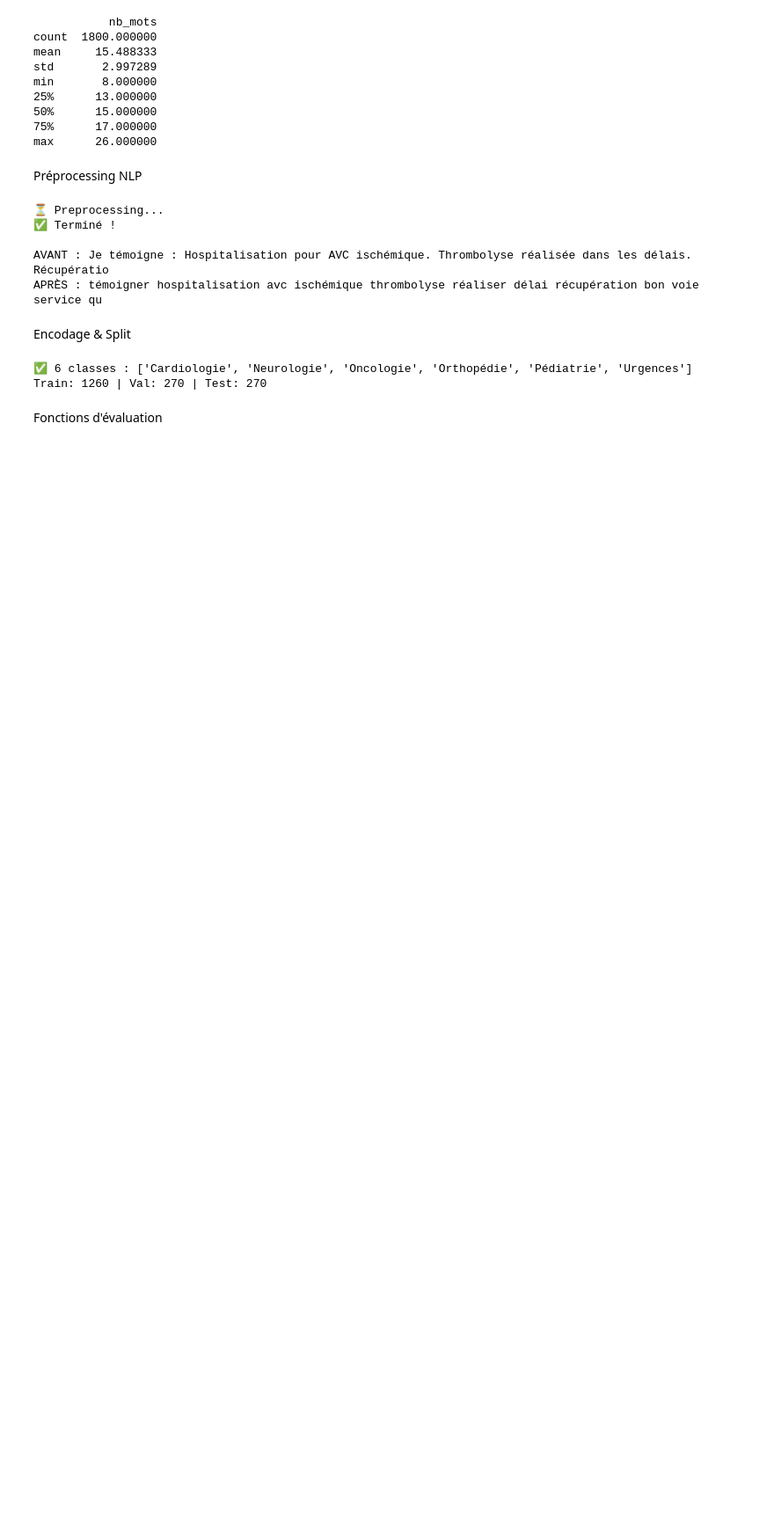
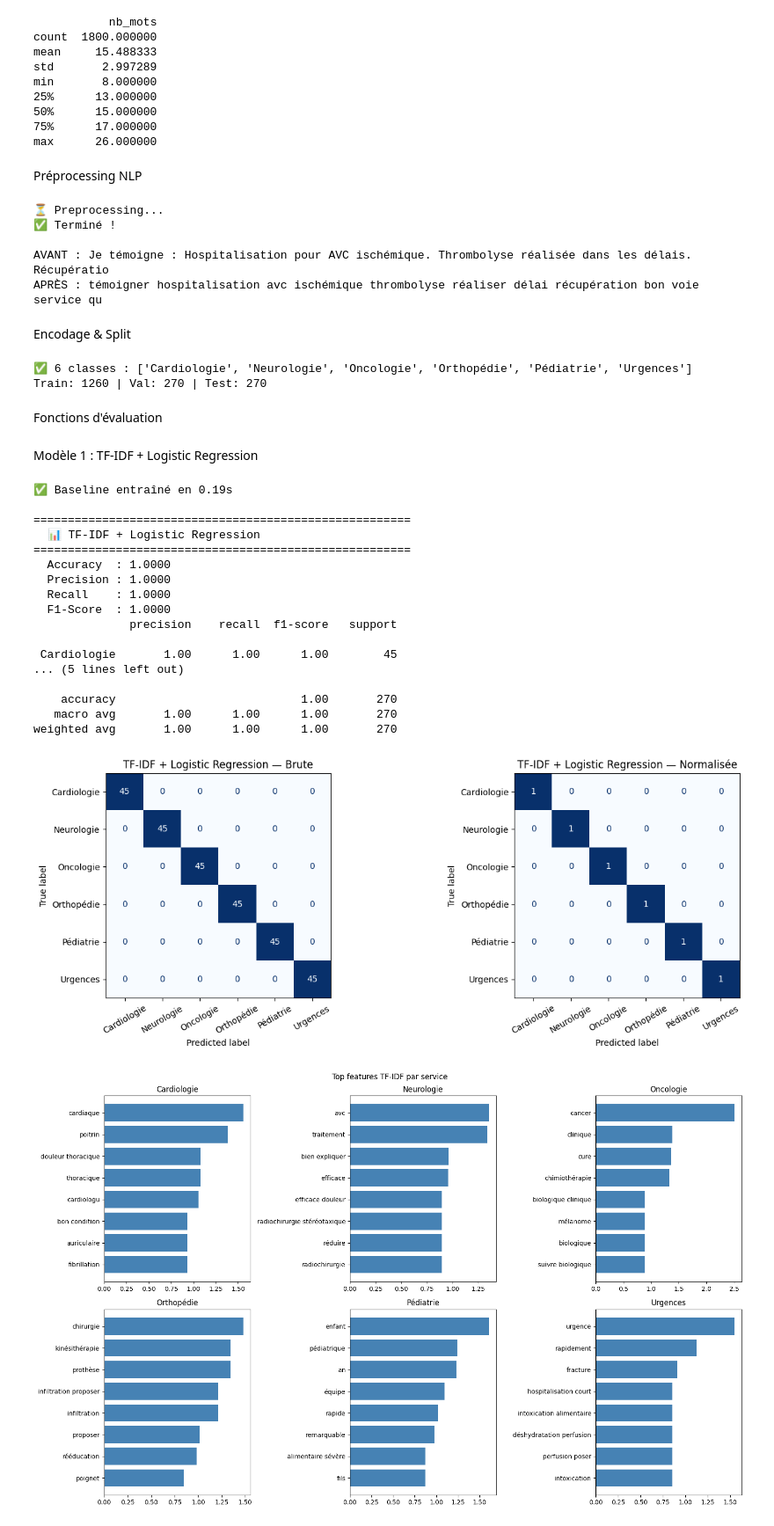
Before and after one commit to lorida0777/Recommendation_services_hospitaliers, a Jupyter notebook: Recommendation_services_hospitaliers.ipynb, the cells around one changed output. Shown at 88% size. Drawn from its saved outputs; the diff is of its cells as text; code cells hidden in the pictures; blank space fills up the shorter version.

Commit message:
Modèle 1 : TF-IDF + Logistic Regression

```diff
--- a/Recommendation_services_hospitaliers.ipynb
+++ b/Recommendation_services_hospitaliers.ipynb
@@ -297,3 +297,59 @@ def evaluer_modele(y_true, y_pred, nom, label_names):
     return {'modele': nom, 'accuracy': acc, 'precision': prec, 'recall': rec, 'f1': f1}
 
 resultats = []
+# %% [markdown]
+Modèle 1 : TF-IDF + Logistic Regression
+# %%
+t0 = time.time()
+
+pipeline_baseline = Pipeline([
+    ('tfidf', TfidfVectorizer(
+        max_features=15000, ngram_range=(1,2),
+        min_df=2, max_df=0.95, sublinear_tf=True
+    )),
+    ('clf', LogisticRegression(C=1.0, max_iter=1000, random_state=SEED,
+                                multi_class='multinomial', solver='lbfgs'))
+])
+pipeline_baseline.fit(X_train, y_train)
+temps = time.time() - t0
+
+y_pred_base = pipeline_baseline.predict(X_test)
+print(f"✅ Baseline entraîné en {temps:.2f}s")
+
+res = evaluer_modele(y_test, y_pred_base, "TF-IDF + Logistic Regression", LABEL_NAMES)
+res['temps'] = round(temps, 2)
+resultats.append(res)
+
+# Top features par classe
+vectorizer = pipeline_baseline.named_steps['tfidf']
+clf = pipeline_baseline.named_steps['clf']
+feature_names = vectorizer.get_feature_names_out()
+
+fig, axes = plt.subplots(2, 3, figsize=(16, 10))
+for i, (ax, name) in enumerate(zip(axes.flatten(), LABEL_NAMES)):
+    coef = clf.coef_[i]
+    top_idx = np.argsort(coef)[-8:]
+    ax.barh([feature_names[j] for j in top_idx], [coef[j] for j in top_idx], color='steelblue')
+    ax.set_title(f'{name}')
+plt.suptitle('Top features TF-IDF par service')
+plt.tight_layout(); plt.show()
+# %% [output]
+✅ Baseline entraîné en 0.19s
+
+=======================================================
+  📊 TF-IDF + Logistic Regression
+=======================================================
+  Accuracy  : 1.0000
+  Precision : 1.0000
+  Recall    : 1.0000
+  F1-Score  : 1.0000
+              precision    recall  f1-score   support
+
+ Cardiologie       1.00      1.00      1.00        45
+... (5 lines left out)
+
+    accuracy                           1.00       270
+   macro avg       1.00      1.00      1.00       270
+weighted avg       1.00      1.00      1.00       270
+[figure, added]
+[figure, added]
```
